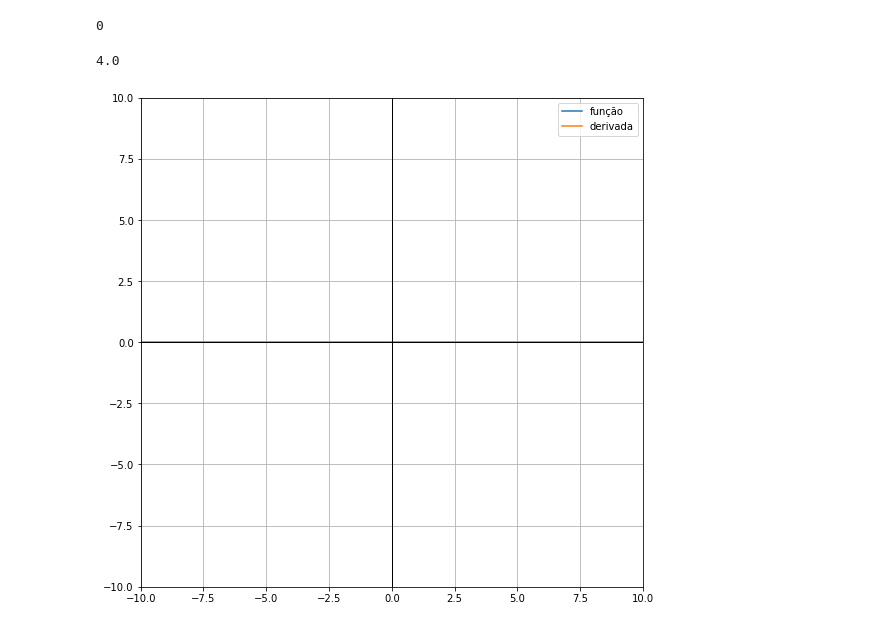
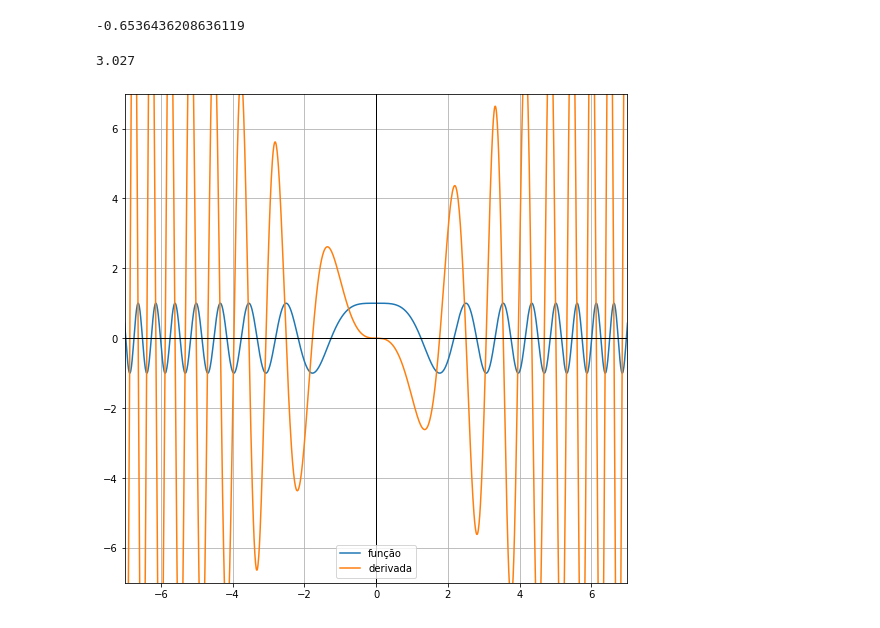
Before and after one commit to Maicon-Moreira/derivative-calculator, a Jupyter notebook: main.ipynb, the cells around one changed output. Drawn from its saved outputs; the diff is of its cells as text; code cells hidden in the pictures.

```diff
--- a/main.ipynb
+++ b/main.ipynb
@@ -3,14 +3,14 @@ from math import *
 
 def fun(x):
     try:
-        return cos(x)
+        return cos(x**2)
 
     except Exception:
         return 0
 
 fun(2)
 # %% [output]
-0
+-0.6536436208636119
 # %%
 def derivative(fun, x):
     change = 1e-5
@@ -22,36 +22,36 @@ def derivative(fun, x):
 
 derivative(fun, 2)
 # %% [output]
-4.0
+3.027
 # %%
 import matplotlib.pyplot as plt
 
 
 xs = []
 ys = []
 derivatives = []
 
 for x in range(-1000, 1000):
     x *= 0.01
 
     xs.append(x)
     ys.append(fun(x))
     derivatives.append(derivative(fun, x))
 
 fig, ax = plt.subplots(1, 1, figsize=(9, 9))
 ax.plot(xs, ys, label='função')
 ax.plot(xs, derivatives, label='derivada')
 ax.grid(True)
 ax.axhline(y=0, lw=1, color='k')
 ax.axvline(x=0, lw=1, color='k')
 
-size = 10
+size = 7
 
 ax.set_ylim(-size, size)
 ax.set_xlim(-size, size)
 
 plt.legend()
 
 plt.show()
 # %% [output]
-[figure, old version]
+[figure, new version]
```
